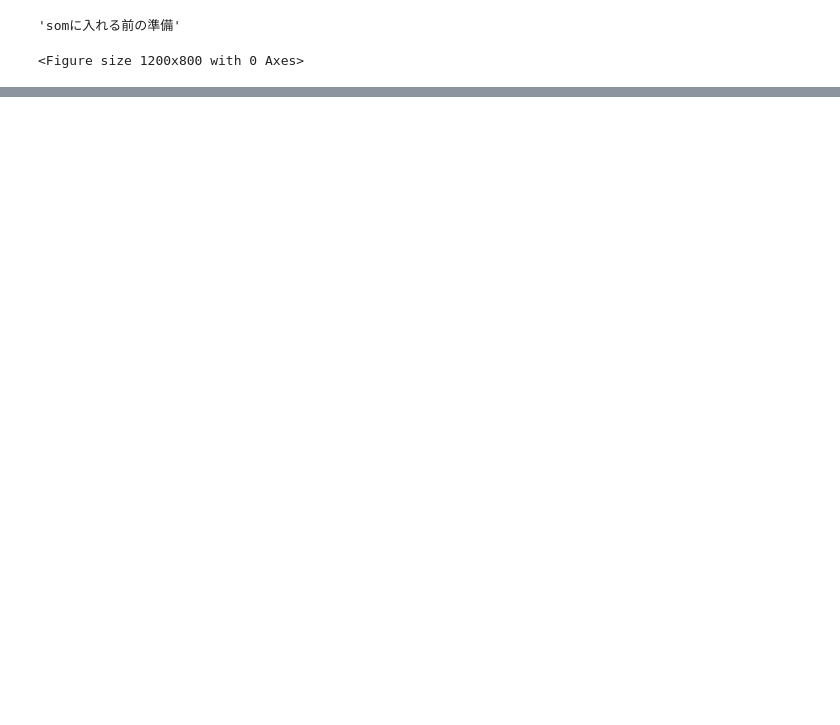
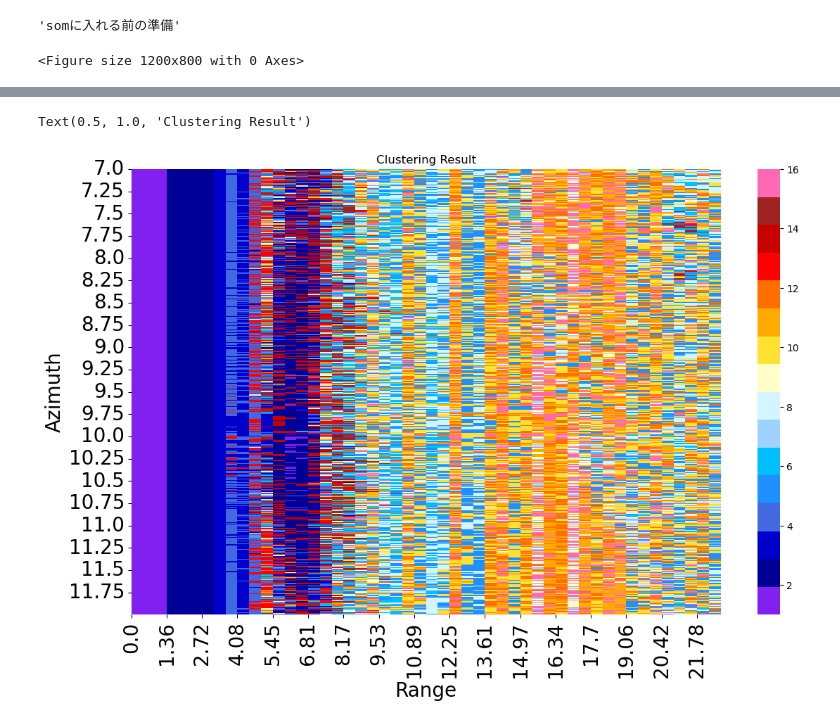
Before and after one commit to 944750720/CSOM, a Jupyter notebook: minisom聚类分块1channel.ipynb, the cells around one changed output, grey strips where cells are left out. Saved outputs shown, nothing was run; the diff lists cells and outputs as text; code cells hidden in the pictures; blank space fills up the shorter version.

```diff
--- a/minisom聚类分块1channel.ipynb
+++ b/minisom聚类分块1channel.ipynb
@@ -252,0 +259,30 @@ Text(0.5, 1.0, 'Clustering Result')
+# %%
+index = [700, 1200, 0, 50]
+az_s_index = index[0]
+az_e_index = index[1]
+az_len = az_e_index - az_s_index
+rg_s_index = index[2]
+rg_e_index = index[3]
+rg_len = rg_e_index - rg_s_index
+all_font = 20
+plt.figure(figsize=(12, 8))
+# my_cmap = cmaps.precip2_15lev
+# my_cmap.set_under('w')
+sns.heatmap(class_labels[az_s_index:az_e_index, rg_s_index:rg_e_index], cmap=cmaps.amwg_blueyellowred)
+name = ["", "range [m]", "azimuth [s]"]
+dx = d_tau * light_speed / 2 / 2
+dy = 0.01
+x_step = int(rg_len / 25) + 1
+y_step = int(az_len / 20)
+plt.xticks(np.arange(0, rg_e_index - rg_s_index, step = x_step), np.round(np.arange(rg_s_index * dx, rg_e_index * dx, step = dx * x_step), 2), fontsize = all_font, rotation = 90)
+plt.yticks(np.arange(0, az_e_index - az_s_index, step = y_step), np.round(np.arange(az_s_index * dy, az_e_index * dy, step = dy * y_step), 2), fontsize = all_font)
+plt.title(name[0])
+plt.xlabel(name[1], fontsize = all_font)
+plt.ylabel(name[2], fontsize = all_font)
+plt.tight_layout()
+plt.xlabel("Range")
+plt.ylabel("Azimuth")
+plt.title("Clustering Result")
+# %% [output]
+Text(0.5, 1.0, 'Clustering Result')
+[figure, added]
```
Also changed, not shown: parts of 2 cells of this notebook, 3 other files.
